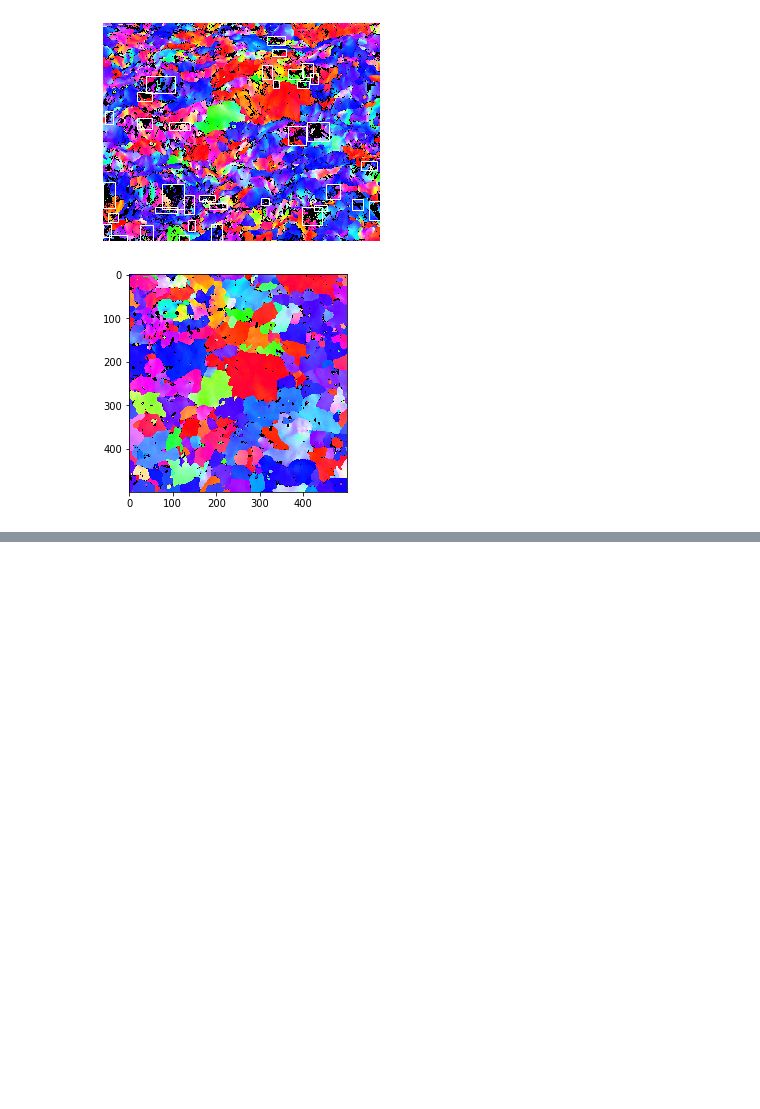
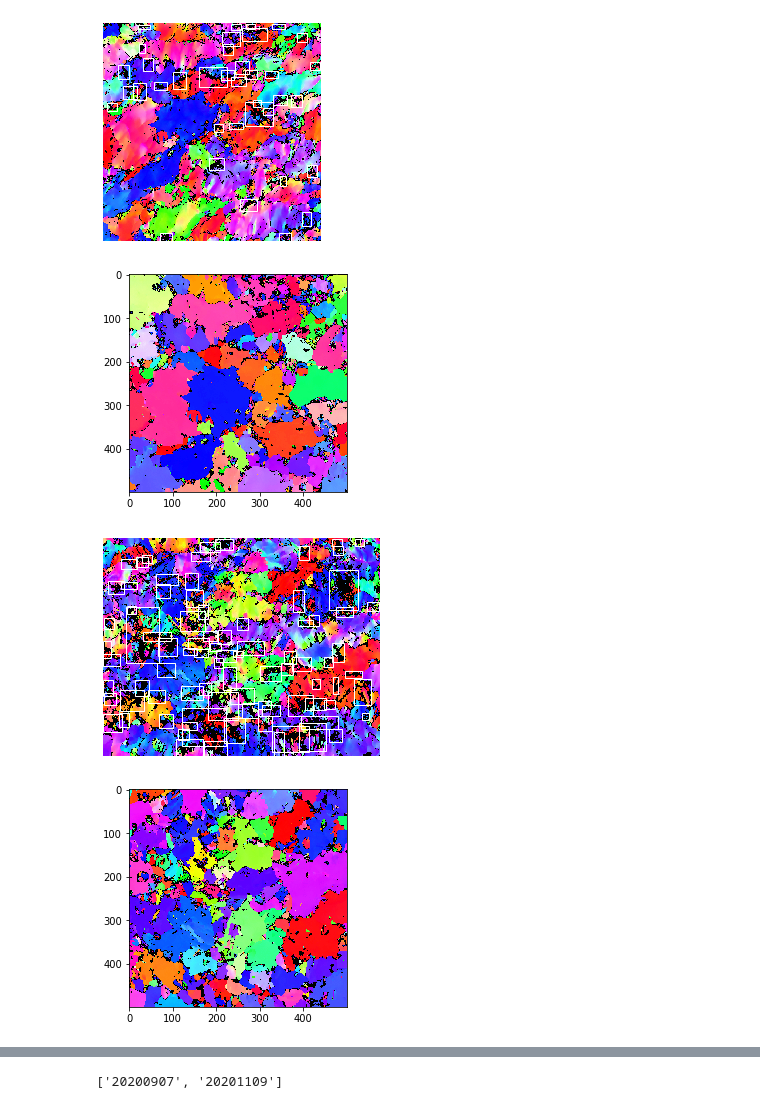
Before and after one commit to tsukiyashirokisaki/dp780, a Jupyter notebook: deform.ipynb, the cells around one changed output, grey strips where cells are left out. Drawn from its saved outputs; the diff is of its cells as text; code cells hidden in the pictures; blank space fills up the shorter version.

Commit message:
modify deform output name ind->date

```diff
--- a/deform.ipynb
+++ b/deform.ipynb
@@ -57,20 +17,30 @@ class Dataset(torch.utils.data.Dataset):
 # %%
+class Dataset():
+    def __init__(self,bef,aft,im,im_,dates):
+        self.bef=bef
+        self.aft=aft
+        self.im=im
+        self.im_=im_
+        self.dates=dates
 def create_dataset(root="data/train/"):
     bef=[]
     aft=[]
     im=[]
     im_=[]
+    dates=[]
     for date in os.listdir(root):
         path=root+date+"/before/"
         path_=root+date+"/after/"
         bef.append(Data(path));aft.append(Data(path_))
         im.append(ipfread(path)/255.);im_.append(ipfread(path_)/255.)
-    return Dataset(bef,aft,im,im_)
+        dates.append(date)
+    return Dataset(bef,aft,im,im_,dates)
 # %%
 def prepare_location(option):
     dataset=create_dataset("data/{option}/".format(option=option))
     for index in range(len(dataset.aft)):
         phase=1-dataset.aft[index].data["Phase"]
+        cv2.imwrite("output/phase_{option}_{date}.png".format(option=option,date=dataset.dates[index]),(255*(1-phase)).astype("int"))
         cmap=np.zeros([phase.shape[0],phase.shape[1]]).astype("int")
         cluster=dict()
         ind = 1
@@ -95,13 +65,14 @@ def prepare_location(option):
                 for neigh in cluster[key].neigh.copy():
                     cluster[key].merge(neigh,cluster)
         crack=[]
-        phase_aft=np.zeros([phase.shape[0],phase.shape[1]])
+        phase_aft=np.ones([phase.shape[0],phase.shape[1]])
         for key in range(1,ind):
             if key in cluster:
                 if cluster[key].num>200:
                     for (i,j) in cluster[key].pixels:
-                        phase_aft[i,j]=1
+                        phase_aft[i,j]=0
                     crack.append(key)
+        cv2.imwrite("output/phase_aft_{option}_{date}.png".format(option=option,date=dataset.dates[index]),(255*phase_aft).astype("int"))
         crack_rec = []
         for id in crack:
             sample=np.array(list(cluster[id].pixels))
@@ -116,36 +87,38 @@ def prepare_location(option):
         ax.imshow(im_[:,:,6:][...,[2,1,0]])
         corner_d = []
 #         corner_b = []
         # w0,h0,w,h
         for i in range(len(crack_rec)):
             top,bot,left,right = crack_rec[i]
 #             top = (top+bot)//2-25
 #             left = (left+right)//2-25
             try:
 #                 p,min_val=match(L2,im_[top:top+h,left:left+w],im,top,left)
 #                 if min_val<5000 and p[0]>0 and p[1]>0 and p[0]+h<im.shape[0] and p[1]+w<im.shape[1]:
                 rect = patches.Rectangle((left,top),right-left,bot-top,linewidth=1,edgecolor='w',facecolor='none')
                 ax.add_patch(rect)
                 corner_d.append([top,left])
                 corner_b.append(p)
             except:
                 pass
-        plt.savefig("output/{option}{index}d.png".format(option=option,index=index),dpi=600,bbox_inches='tight',pad_inches=0)
+        plt.savefig("output/{option}_{date}d.png".format(option=option,date=dataset.dates[index]),dpi=600,bbox_inches='tight',pad_inches=0)
         plt.show()
         fig,ax = plt.subplots(1)
         ax.imshow(dataset.im[index][:,:,6:][...,[2,1,0]])
-        cv2.imwrite("output/{option}{index}b.png".format(option=option,index=index),255*dataset.im[index][:,:,6:])
+        cv2.imwrite("output/{option}_{date}b.png".format(option=option,date=dataset.dates[index]),255*dataset.im[index][:,:,6:])
 #         plt.savefig("output/{option}{index}b.png".format(option=option,index=index),dpi=600)
         # w0,h0,w,h
 #         for i in range(len(corner_b)):
 #             top,left = corner_b[i]
 #             rect = patches.Rectangle((left,top),50,50,linewidth=1,edgecolor='w',facecolor='none')
 #             ax.add_patch(rect)
 #         plt.savefig("output/{option}{index}b.png".format(option=option,index=index),dpi=600)
 #         plt.show()
 #         np.save("output/{option}_corner_{index}.npy".format(option=option,index=index),[corner_b,corner_d])
-prepare_location("590")
-# prepare_location("test")
+prepare_location("train")
+prepare_location("test")
 # %% [output]
-[figure, old version]
+[figure, new version]
-[figure, old version]
+[figure, new version]
+[figure, added]
+[figure, added]
@@ -151,0 +131,4 @@ prepare_location("590")
+# %%
+sorted(os.listdir("data/test"))
+# %% [output]
+['20200907', '20201109']
```
Also changed, not shown: parts of 3 cells of this notebook, 7 other files.
